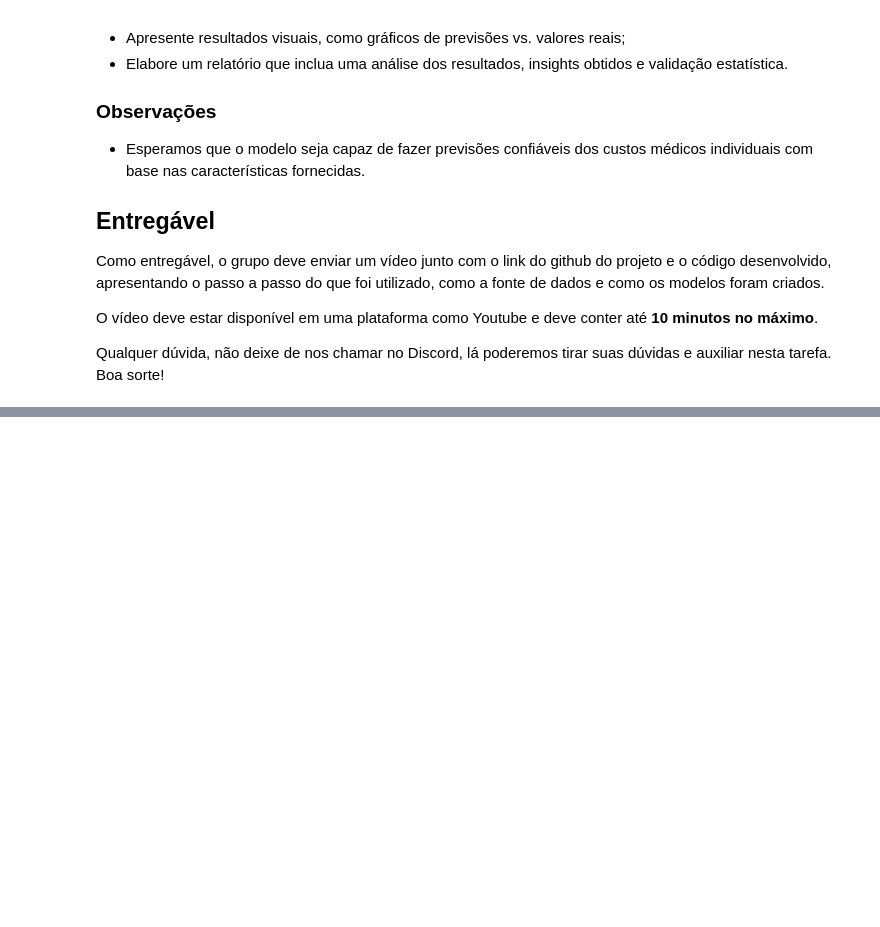
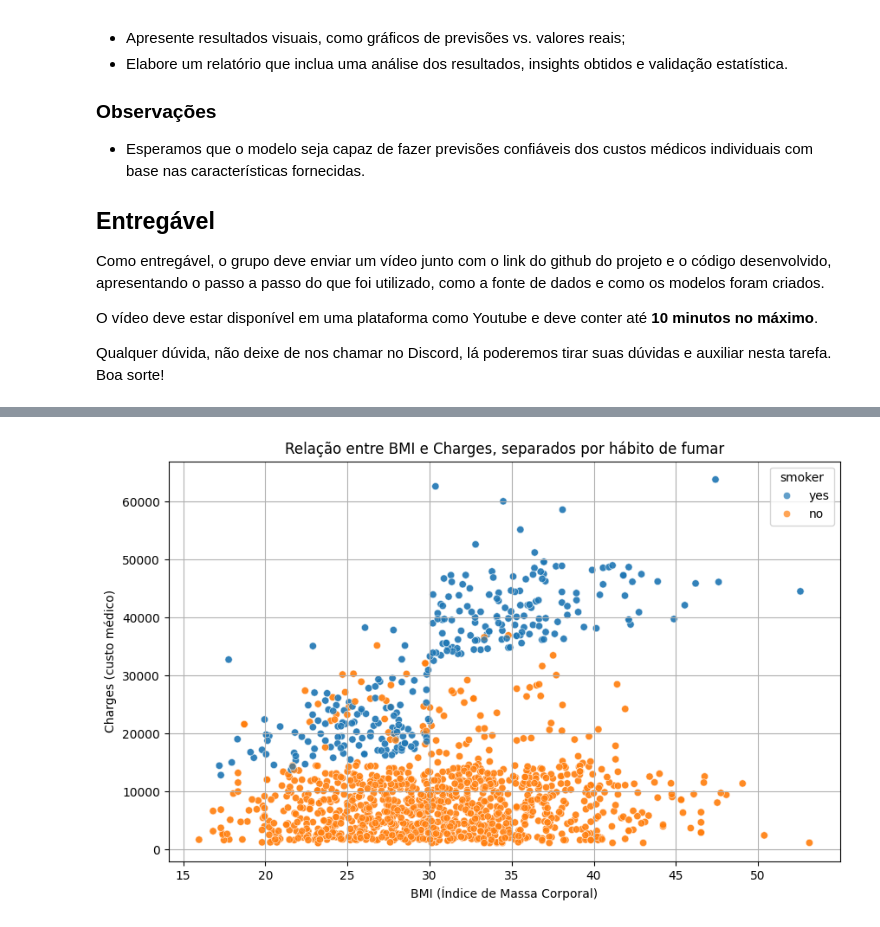
Before and after one commit to iaglourenco/fiap-tech-challenges, a Jupyter notebook: Tech_Challenge_1.ipynb, the cells around one changed output, grey strips where cells are left out. Drawn from its saved outputs; the diff is of its cells as text; code cells hidden in the pictures; blank space fills up the shorter version.

```diff
--- a/Tech_Challenge_1.ipynb
+++ b/Tech_Challenge_1.ipynb
@@ -116,3 +148,17 @@ plt.show()
+# %%
+import seaborn as sns
+import matplotlib.pyplot as plt
+
+plt.figure(figsize=(10, 6))
+sns.scatterplot(data=df, x='bmi', y='charges', hue='smoker', alpha=0.7)
+
+plt.title('Relação entre BMI e Charges, separados por hábito de fumar')
+plt.xlabel('BMI (Índice de Massa Corporal)')
+plt.ylabel('Charges (custo médico)')
+plt.grid(True)
+plt.show()
+# %% [output]
+[figure, added]
 # %%
 # Pré-processamento de dados
 
```
Also changed, not shown: parts of 8 cells of this notebook.
